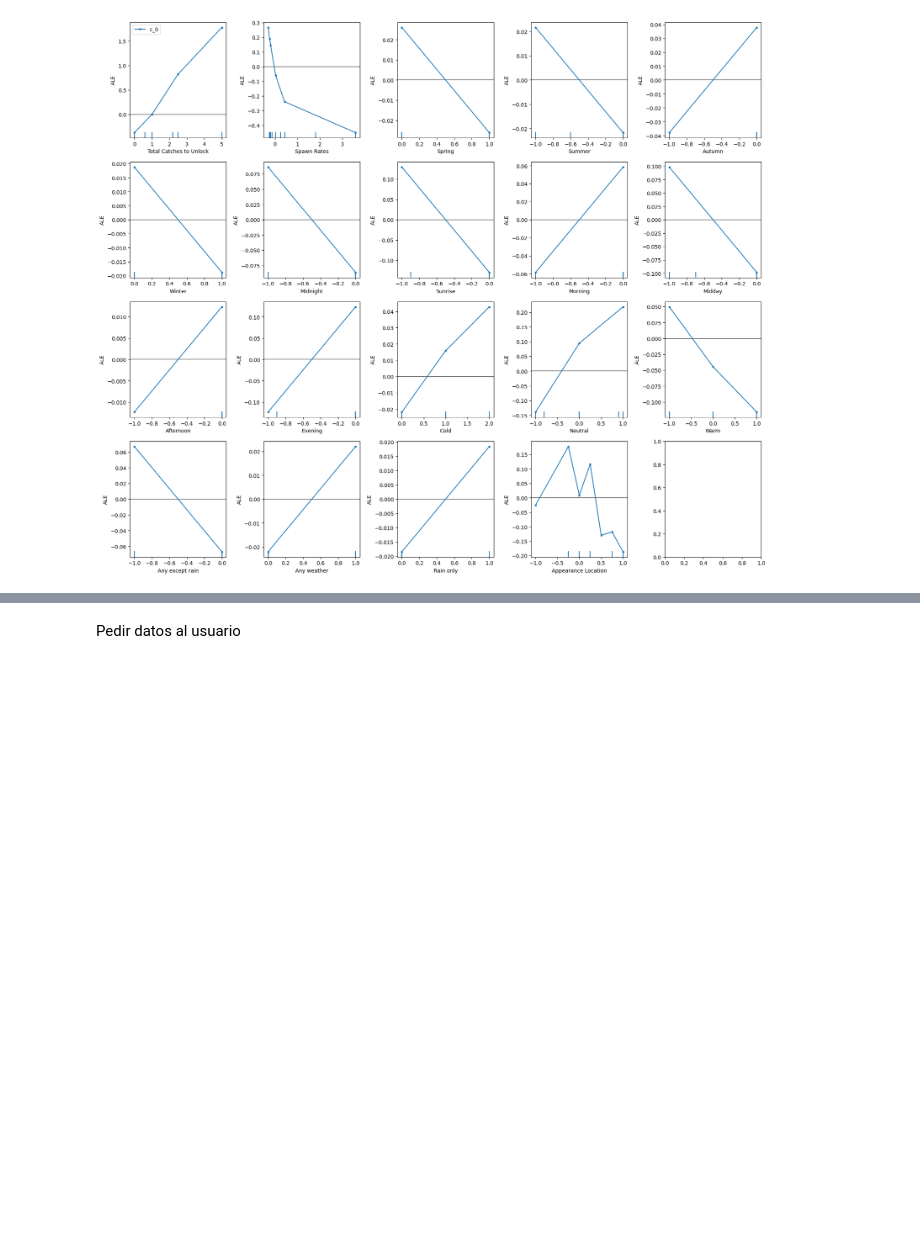
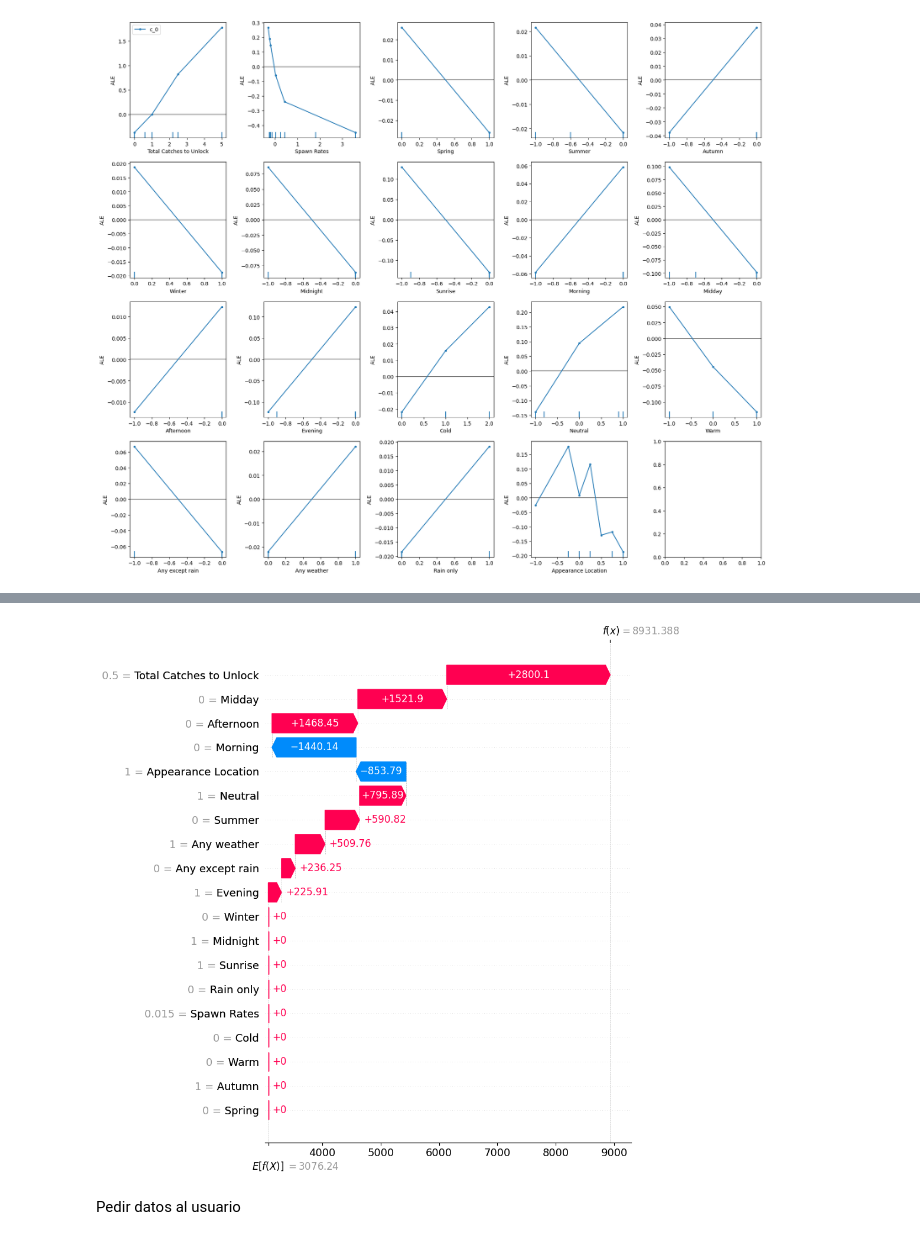
Before and after one commit to megastacks13/MachineLearning, a Jupyter notebook: Final Project - Animal Crossing Prediciton/PracticaFinal.ipynb, the cells around one changed output, grey strips where cells are left out. Cells and saved outputs as stored; diff of their text form; code cells hidden in the pictures; blank space fills up the shorter version.

```diff
--- a/Final Project - Animal Crossing Prediciton/PracticaFinal.ipynb
+++ b/Final Project - Animal Crossing Prediciton/PracticaFinal.ipynb
@@ -1174,0 +1220,5 @@ Posibles soluciones:
+# %%
+pn = PolynomialRegression(2)
+pn.compute(dataframe)
+regression_shap(pn)
+# %% [output]
@@ -1175,3 +1226,4 @@ Posibles soluciones:
+[figure, added]
 # %% [markdown]
 Pedir datos al usuario
 # %%
```
Also changed, not shown: parts of 10 cells of this notebook, 1 other file.
